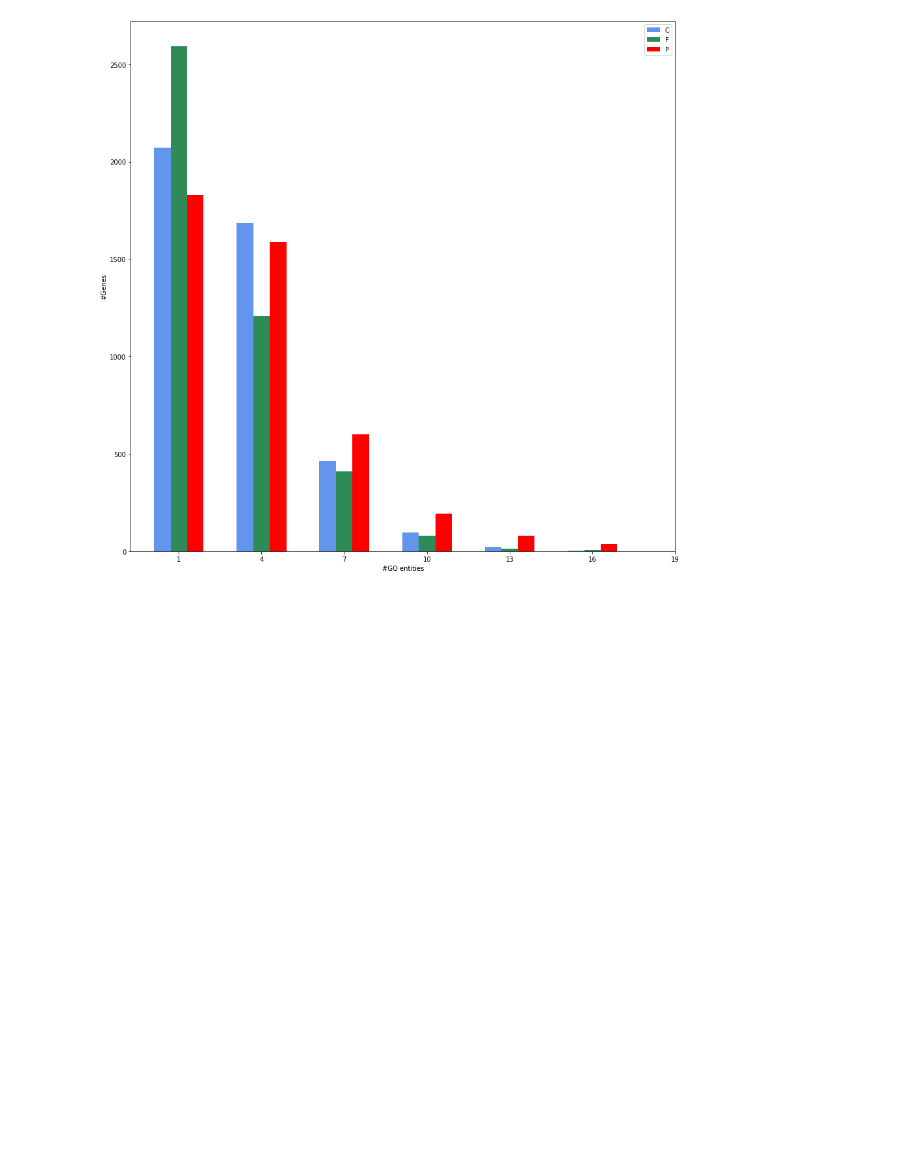
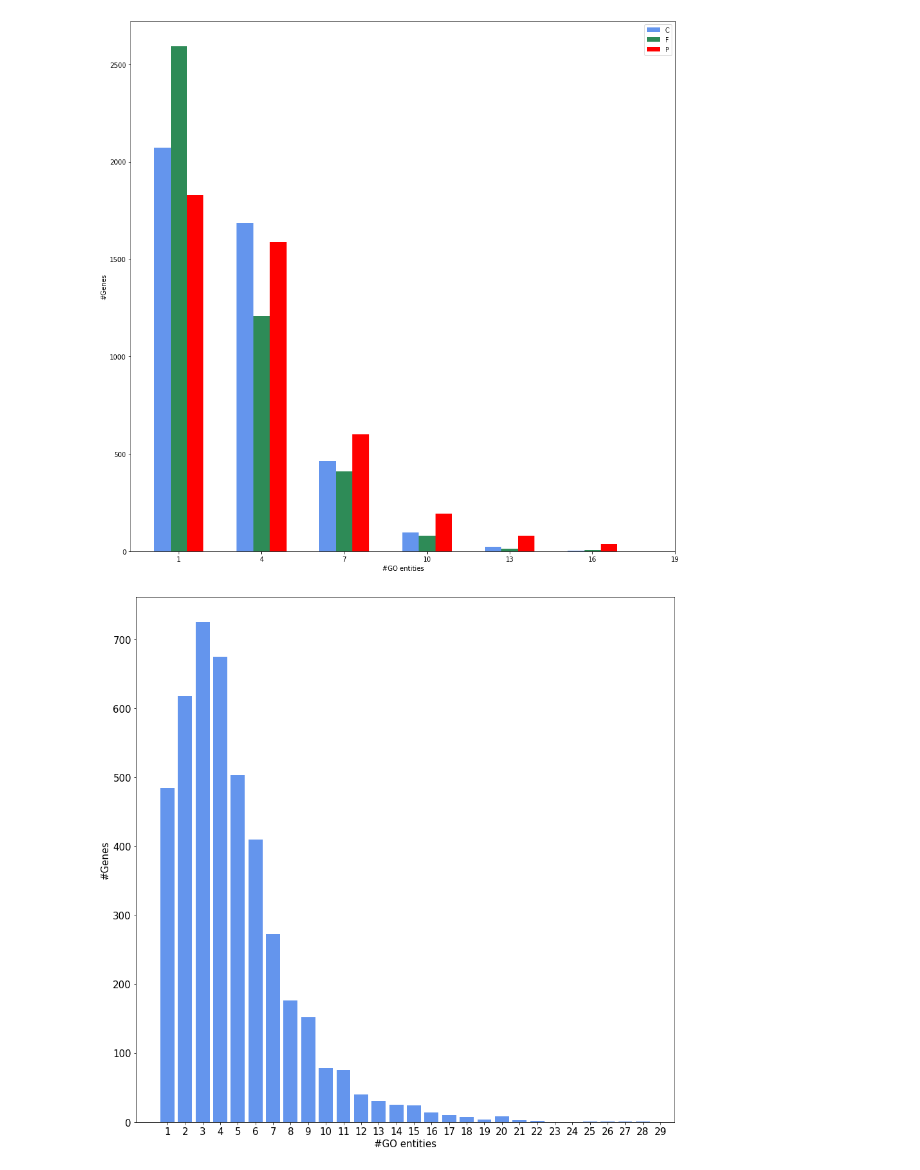
Before and after one commit to IBP-21-22/intbioproj, a Jupyter notebook: code/SGD GO stats.ipynb, the cells around one changed output. Drawn from its saved outputs; the diff is of its cells as text; code cells hidden in the pictures; blank space fills up the shorter version.

Commit message:
Added another go terms hist plot just for P family

```diff
--- a/code/SGD GO stats.ipynb
+++ b/code/SGD GO stats.ipynb
@@ -88,3 +88,20 @@ plt.legend()
 [figure]
 # %%
 fig.savefig('../figures/go_terms_histogram.png')
+# %%
+# only biological process
+fig, ax = plt.subplots(figsize=(15,15))
+ticks = np.arange(1,30)
+heights, bins = np.histogram(augmentedMapping['P_n'], bins=ticks)
+
+width = (bins[1] - bins[0]) * 4/5
+ax.bar(bins[:-1], heights, width=width, facecolor='cornflowerblue', label='P')
+plt.xlabel('#GO entities')
+plt.ylabel('#Genes')
+plt.xticks(ticks)
+for item in ([ax.title, ax.xaxis.label, ax.yaxis.label] +
+             ax.get_xticklabels() + ax.get_yticklabels()):
+    item.set_fontsize(15)
+plt.show()
+# %% [output]
+[figure, added]
```
Also changed, not shown: parts of 1 cell of this notebook, 1 other file.
